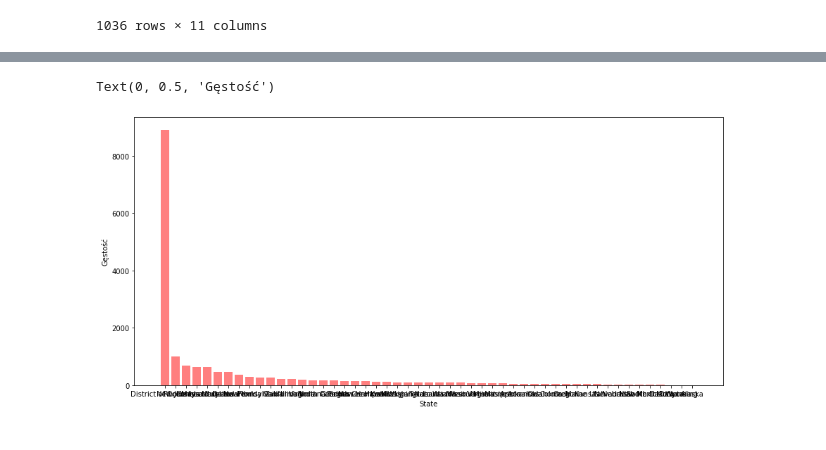
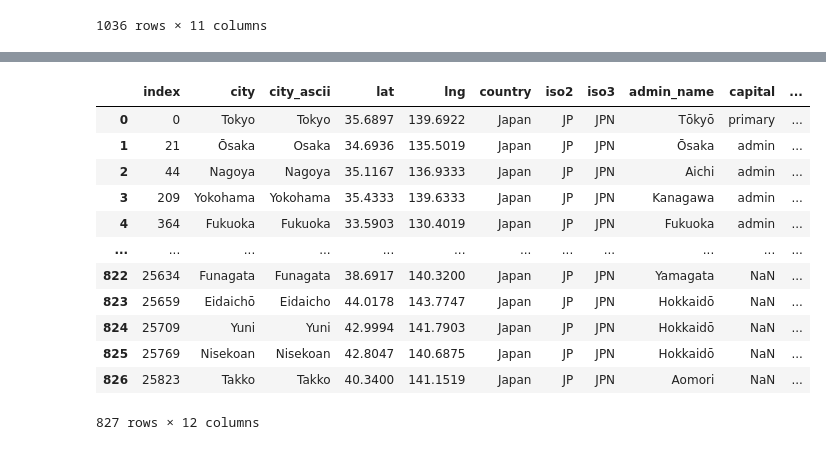
Before and after one commit to Klaudia2022/Obliczenianaukowe, a Jupyter notebook: Kopia_notatnika_Pandas2_live.ipynb, the cells around one changed output, grey strips where cells are left out. Cells and saved outputs as stored; diff of their text form; code cells hidden in the pictures.

```diff
--- a/Kopia_notatnika_Pandas2_live.ipynb
+++ b/Kopia_notatnika_Pandas2_live.ipynb
@@ -302,6 +301,3 @@ pd.concat([daneJapan,danePolska])
 | 25174 | Śmigiel | Smigiel | 52.0134 | 16.5270 | Poland | PL | POL | Wielkopolskie | NaN | 5420.0 | ... |
 | 25700 | Bierutów | Bierutow | 51.1333 | 17.5333 | Poland | PL | POL | Dolnośląskie | NaN | 5065.0 | ... |
 1036 rows × 11 columns
-# %%
-daneJapan.reset_index(inplace=True)
-danePolska.reset_index(inplace=True)
@@ -628,13 +304,18 @@ for el in a:
-# %%
-height=gestosc2
-bars=state
-y_pos = np.arange(len(height))
-
-plt.figure(figsize=(15,7))
-plt.bar(y_pos, height, color = 'red', alpha=0.5)
-plt.xticks(y_pos, bars)
-plt.xlabel('State')
-plt.ylabel('Gęstość')
-# %% [output]
-Text(0, 0.5, 'Gęstość')
-[figure, removed]
+# %%
+Japan_ri=daneJapan.reset_index()
+Polska_ri=danePolska.reset_index()
+Japan_ri
+# %% [output]
+|  | index | city | city_ascii | lat | lng | country | iso2 | iso3 | admin_name | capital | ... |
+| 0 | 0 | Tokyo | Tokyo | 35.6897 | 139.6922 | Japan | JP | JPN | Tōkyō | primary | ... |
+| 1 | 21 | Ōsaka | Osaka | 34.6936 | 135.5019 | Japan | JP | JPN | Ōsaka | admin | ... |
+| 2 | 44 | Nagoya | Nagoya | 35.1167 | 136.9333 | Japan | JP | JPN | Aichi | admin | ... |
+| 3 | 209 | Yokohama | Yokohama | 35.4333 | 139.6333 | Japan | JP | JPN | Kanagawa | admin | ... |
+| 4 | 364 | Fukuoka | Fukuoka | 33.5903 | 130.4019 | Japan | JP | JPN | Fukuoka | admin | ... |
+| ... | ... | ... | ... | ... | ... | ... | ... | ... | ... | ... | ... |
+| 822 | 25634 | Funagata | Funagata | 38.6917 | 140.3200 | Japan | JP | JPN | Yamagata | NaN | ... |
+| 823 | 25659 | Eidaichō | Eidaicho | 44.0178 | 143.7747 | Japan | JP | JPN | Hokkaidō | NaN | ... |
+| 824 | 25709 | Yuni | Yuni | 42.9994 | 141.7903 | Japan | JP | JPN | Hokkaidō | NaN | ... |
+| 825 | 25769 | Nisekoan | Nisekoan | 42.8047 | 140.6875 | Japan | JP | JPN | Hokkaidō | NaN | ... |
+| 826 | 25823 | Takko | Takko | 40.3400 | 141.1519 | Japan | JP | JPN | Aomori | NaN | ... |
+827 rows × 12 columns
```
Also changed, not shown: parts of 61 cells of this notebook.
